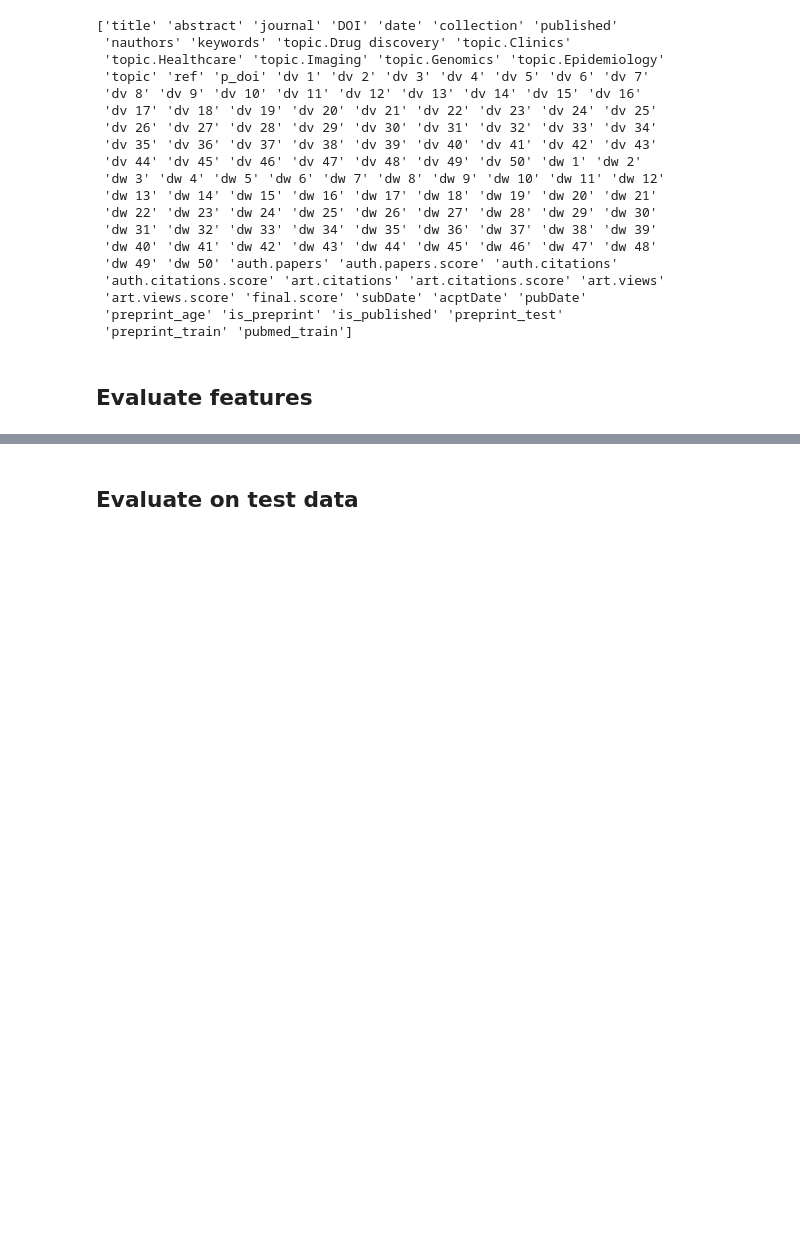
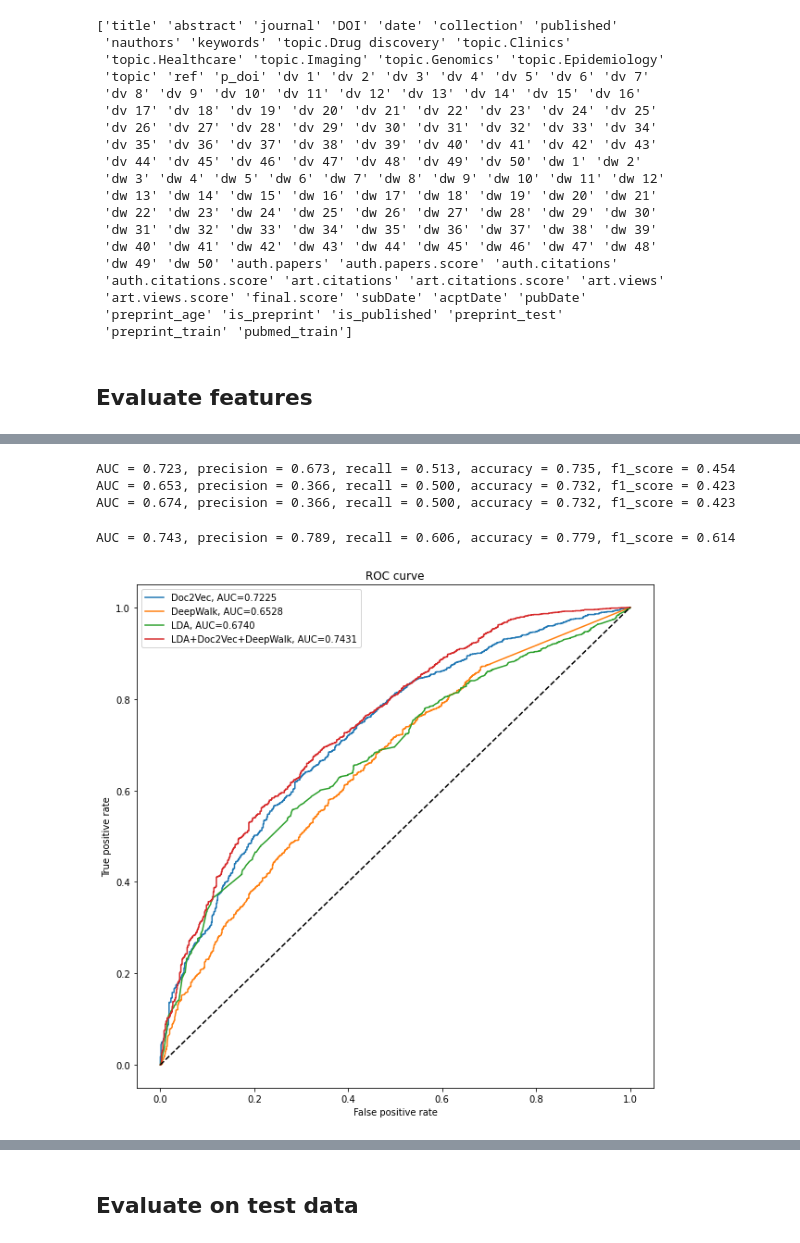
Before and after one commit to SFB-KAUST/covid-review, a Jupyter notebook: 3.Feature_selection.ipynb, the cells around one changed output, grey strips where cells are left out. Cells and saved outputs as stored; diff of their text form; code cells hidden in the pictures; blank space fills up the shorter version.

Commit message:
update to predict preprints published in last 90 days

```diff
--- a/3.Feature_selection.ipynb
+++ b/3.Feature_selection.ipynb
@@ -135,3 +134,27 @@ XGBRegressor(alpha=10, base_score=0.5, booster='gbtree', colsample_bylevel=1,
              n_estimators=10, n_jobs=64, num_parallel_tree=1, random_state=0,
              reg_alpha=10, reg_lambda=1, scale_pos_weight=1, subsample=1,
              tree_method='exact', validate_parameters=1, verbosity=None)
+# %%
+def draw_ROC_figure(fprs, tprs, f_names, aucs):
+    plt.figure()
+    plt.rcParams['figure.figsize'] = [10, 10]
+
+    for i in range(len(f_names)):
+        plt.plot(fprs[i], tprs[i], label= f_names[i] +', AUC={:.4f}'.format(aucs[i]))
+
+    plt.plot([0, 1], [0, 1], 'k--')
+    plt.xlabel('False positive rate')
+    plt.ylabel('True positive rate')
+    plt.title('ROC curve')
+    plt.legend(loc='best')
+    fig1 = plt.gcf()
+    plt.draw()
+# %%
+from sklearn.metrics import average_precision_score
+
+xg_reg = XGBoost_Modeling(F_new) # Best result
+X_test['pub_prob'] = xg_reg.predict(X_test[F_new])
+
+average_precision = average_precision_score(y_test, X_test.pub_prob)
+
+print('Average precision-recall score: {0:0.2f}'.format(average_precision))
@@ -137,0 +169,23 @@ XGBRegressor(alpha=10, base_score=0.5, booster='gbtree', colsample_bylevel=1,
+# %%
+f_names = ['LDA+Doc2Vec+DeepWalk']
+fprs, tprs, aucs = [], [], []
+f_names = ['Doc2Vec', 'DeepWalk', 'LDA', 'LDA+Doc2Vec+DeepWalk']
+f_combs = [F_Doc2Vec, F_DeepWalk, F_LDA,  F_Doc2Vec + F_DeepWalk + F_LDA]
+
+for i in range(len(f_names)):
+    xg_reg = XGBoost_Modeling(f_combs[i]) # Best result
+    pub_prob = xg_reg.predict(X_test[f_combs[i]])
+
+    fpr, tpr, _ = roc_curve(y_test, pub_prob)
+    auc_s = auc(fpr, tpr)
+    fprs.append(fpr)
+    tprs.append(tpr)
+    aucs.append(auc_s)
+
+draw_ROC_figure(fprs, tprs, f_names, aucs)
+# %% [output]
+AUC = 0.723, precision = 0.673, recall = 0.513, accuracy = 0.735, f1_score = 0.454
+AUC = 0.653, precision = 0.366, recall = 0.500, accuracy = 0.732, f1_score = 0.423
+AUC = 0.674, precision = 0.366, recall = 0.500, accuracy = 0.732, f1_score = 0.423
+AUC = 0.743, precision = 0.789, recall = 0.606, accuracy = 0.779, f1_score = 0.614
+[figure, added]
```
Also changed, not shown: parts of 16 cells of this notebook, 2 other files.
